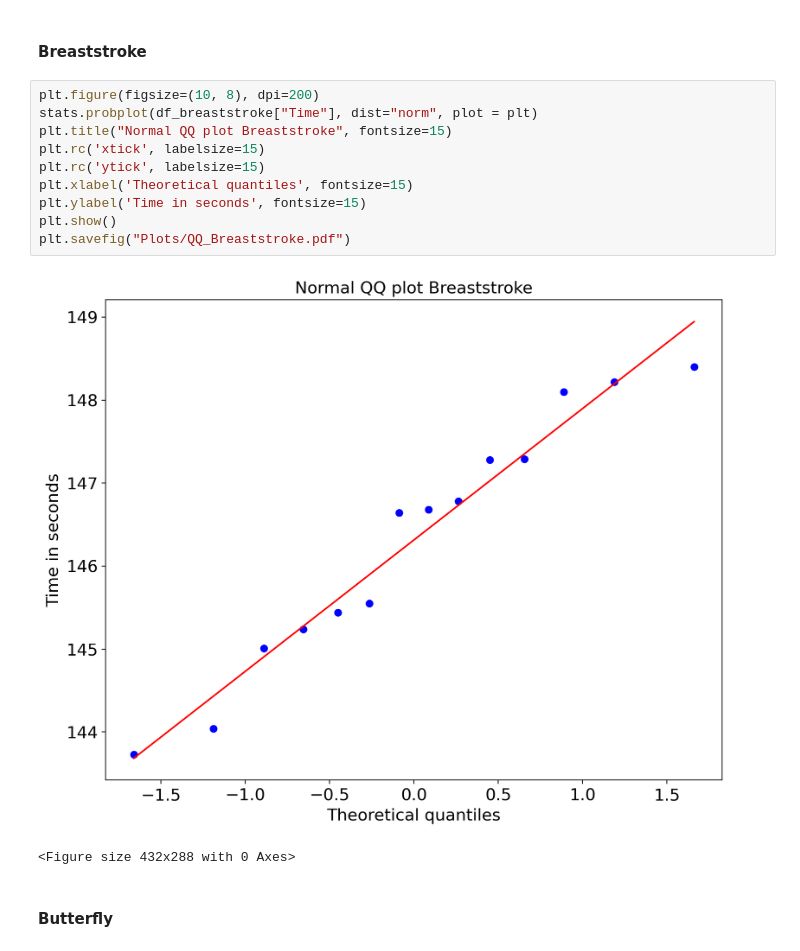
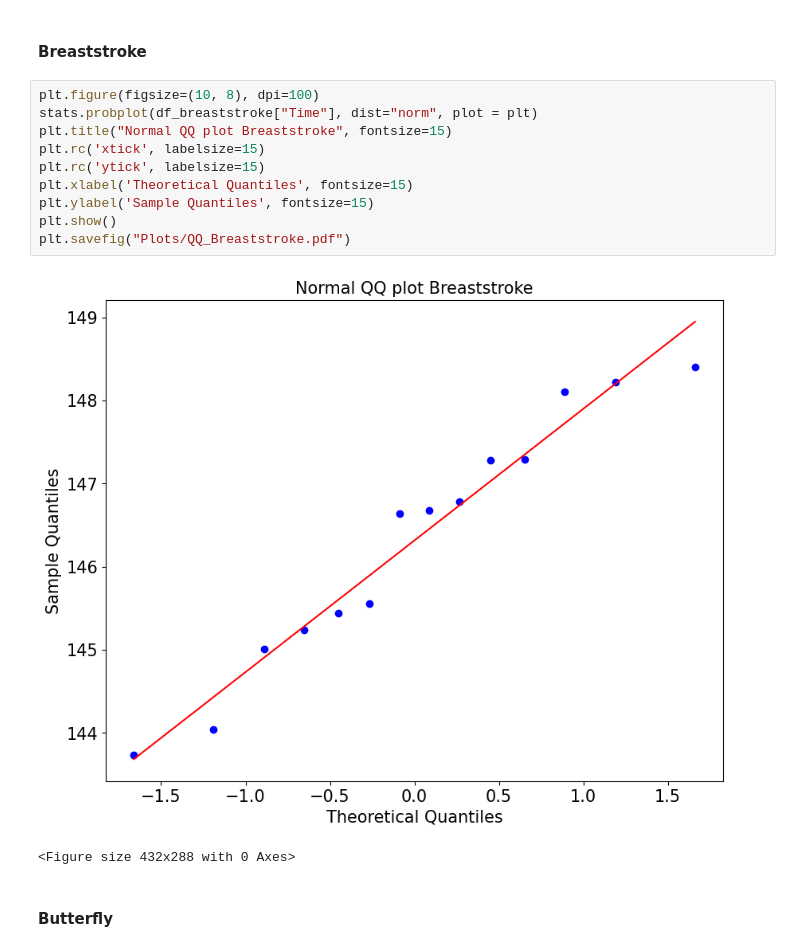
Before and after one commit to r-a-j/Comparison-of-multiple-distributions, a Jupyter notebook: Problem_2_Code_Raj_231811.ipynb, the cells around one changed output. Drawn from its saved outputs; the diff is of its cells as text.

```diff
--- a/Problem_2_Code_Raj_231811.ipynb
+++ b/Problem_2_Code_Raj_231811.ipynb
@@ -192,17 +180,17 @@ plt.savefig("Plots/QQ_Backstroke.pdf")
 # %% [markdown]
 #### Breaststroke
 # %%
-plt.figure(figsize=(10, 8), dpi=200)
+plt.figure(figsize=(10, 8), dpi=100)
 stats.probplot(df_breaststroke["Time"], dist="norm", plot = plt)
 plt.title("Normal QQ plot Breaststroke", fontsize=15)
 plt.rc('xtick', labelsize=15)
 plt.rc('ytick', labelsize=15)
-plt.xlabel('Theoretical quantiles', fontsize=15)
-plt.ylabel('Time in seconds', fontsize=15)
+plt.xlabel('Theoretical Quantiles', fontsize=15)
+plt.ylabel('Sample Quantiles', fontsize=15)
 plt.show()
 plt.savefig("Plots/QQ_Breaststroke.pdf")
 # %% [output]
-[figure, old version]
+[figure, new version]
 <Figure size 432x288 with 0 Axes>
 # %% [markdown]
 #### Butterfly
```
Also changed, not shown: parts of 18 cells of this notebook, 7 other files.
